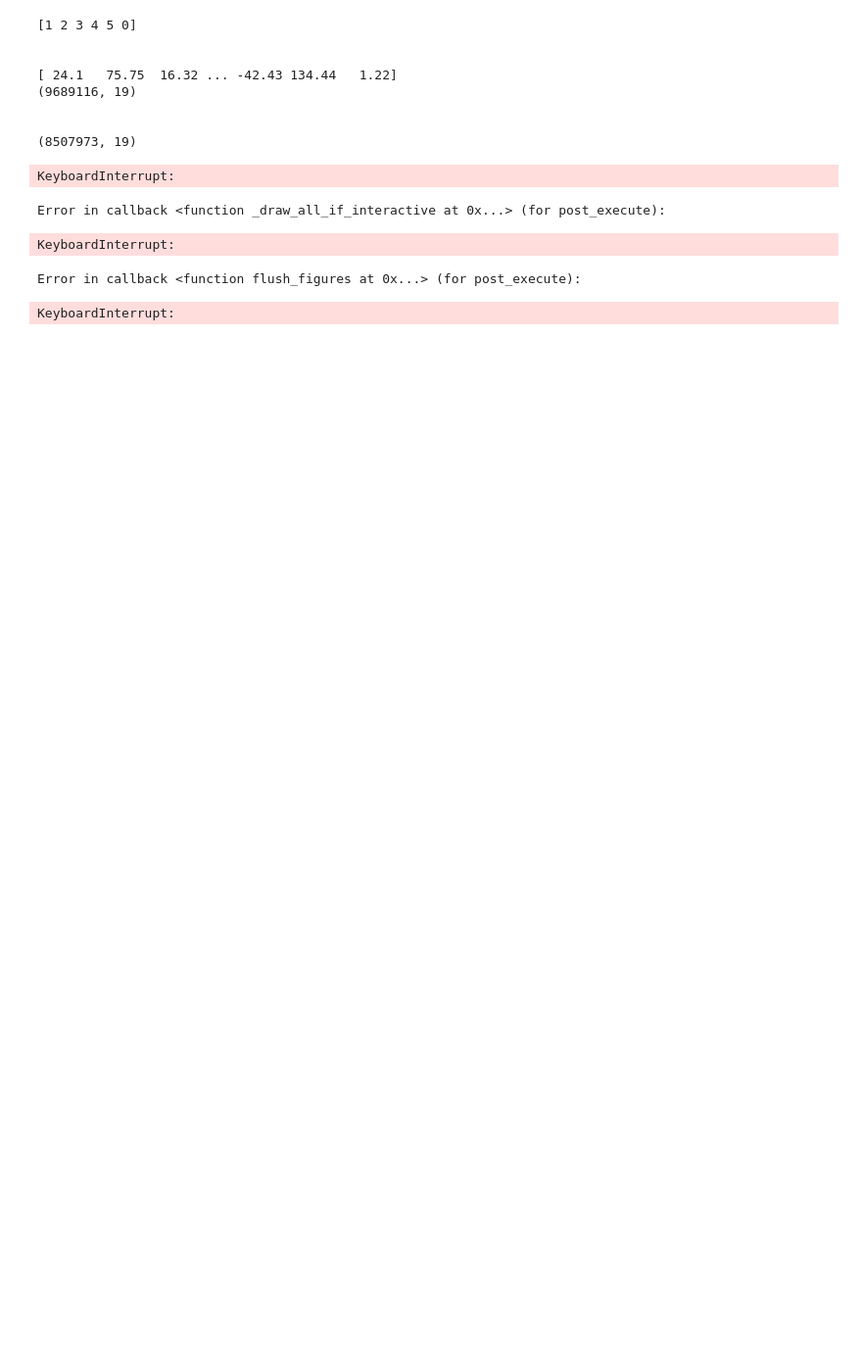
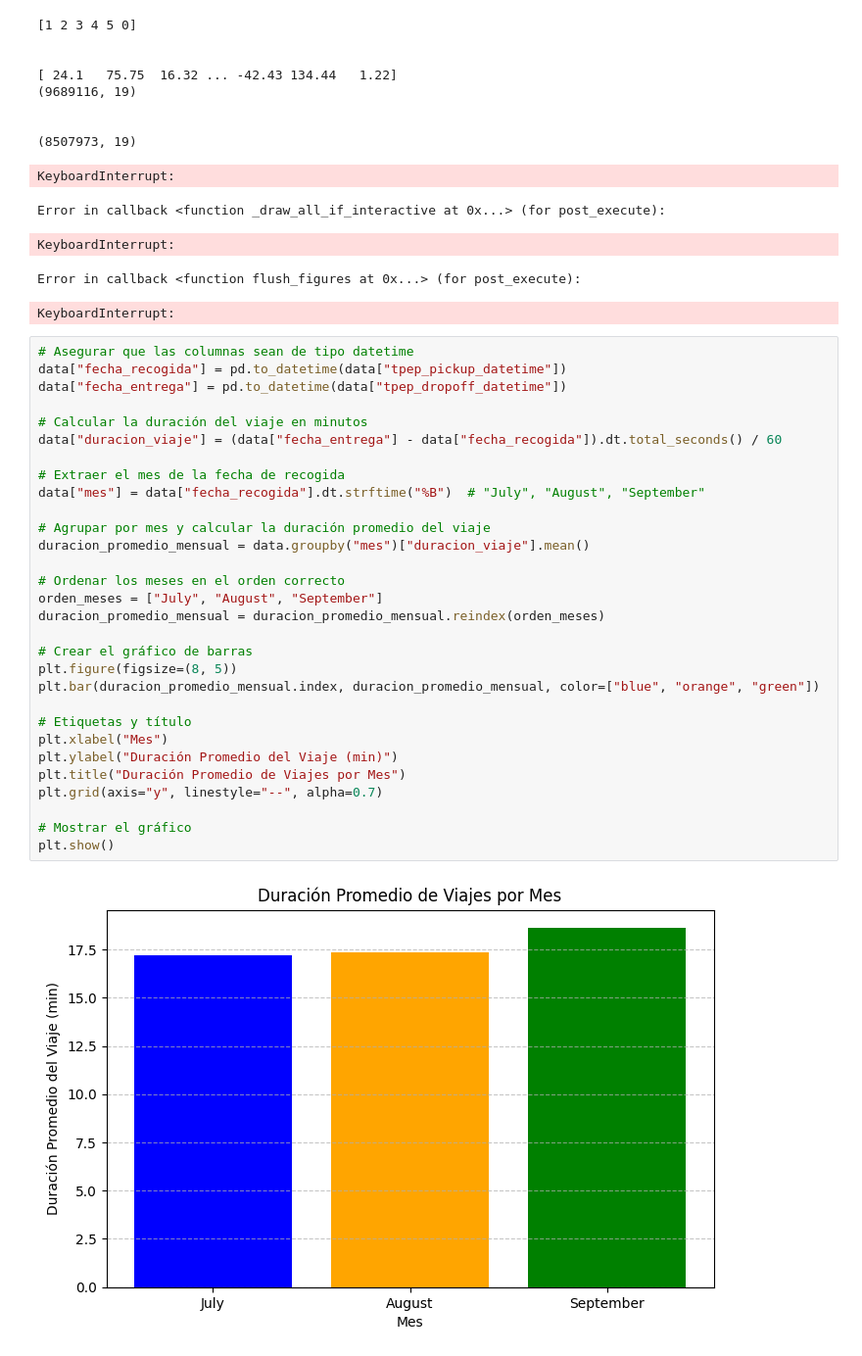
Before and after one commit to CD-GRUPO3/TA047R-1C2025-GRUPO03, a Jupyter notebook: TA047R_TP1_GRUPO03_ENTREGA_EJ1.ipynb, the cells around one changed output. Shown at 98% size. Cells and saved outputs as stored; diff of their text form; blank space fills up the shorter version.

```diff
--- a/TA047R_TP1_GRUPO03_ENTREGA_EJ1.ipynb
+++ b/TA047R_TP1_GRUPO03_ENTREGA_EJ1.ipynb
@@ -314,3 +314,35 @@ Error in callback <function _draw_all_if_interactive at 0x...> (for post_execute
 KeyboardInterrupt:
 Error in callback <function flush_figures at 0x...> (for post_execute):
 KeyboardInterrupt:
+# %%
+# Asegurar que las columnas sean de tipo datetime
+data["fecha_recogida"] = pd.to_datetime(data["tpep_pickup_datetime"])
+data["fecha_entrega"] = pd.to_datetime(data["tpep_dropoff_datetime"])
+
+# Calcular la duración del viaje en minutos
+data["duracion_viaje"] = (data["fecha_entrega"] - data["fecha_recogida"]).dt.total_seconds() / 60
+
+# Extraer el mes de la fecha de recogida
+data["mes"] = data["fecha_recogida"].dt.strftime("%B")  # "July", "August", "September"
+
+# Agrupar por mes y calcular la duración promedio del viaje
+duracion_promedio_mensual = data.groupby("mes")["duracion_viaje"].mean()
+
+# Ordenar los meses en el orden correcto
+orden_meses = ["July", "August", "September"]
+duracion_promedio_mensual = duracion_promedio_mensual.reindex(orden_meses)
+
+# Crear el gráfico de barras
+plt.figure(figsize=(8, 5))
+plt.bar(duracion_promedio_mensual.index, duracion_promedio_mensual, color=["blue", "orange", "green"])
+
+# Etiquetas y título
+plt.xlabel("Mes")
+plt.ylabel("Duración Promedio del Viaje (min)")
+plt.title("Duración Promedio de Viajes por Mes")
+plt.grid(axis="y", linestyle="--", alpha=0.7)
+
+# Mostrar el gráfico
+plt.show()
+# %% [output]
+[figure, added]
```
Also changed, not shown: parts of 2 cells of this notebook.
